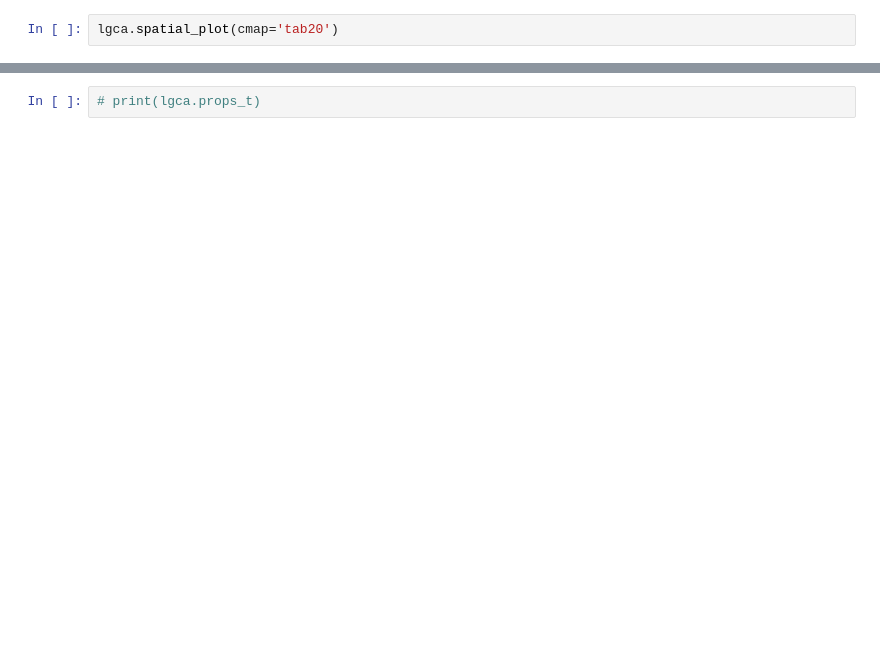
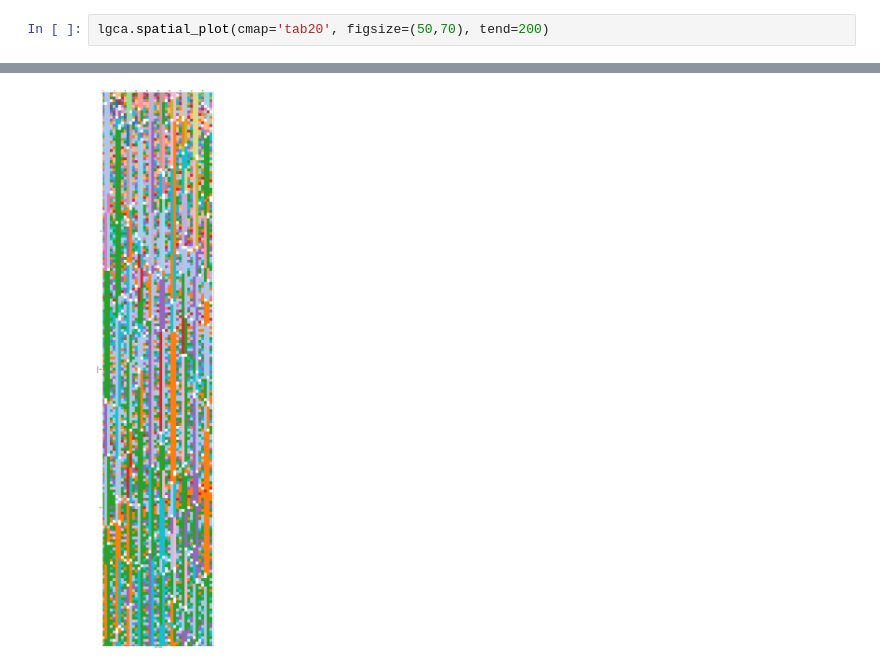
Before and after one commit to sisyga/biolgca, a Jupyter notebook: inheritance testing.ipynb, the cells around one changed output, grey strips where cells are left out. Cells and saved outputs as stored; diff of their text form; blank space fills up the shorter version.

```diff
--- a/inheritance testing.ipynb
+++ b/inheritance testing.ipynb
@@ -35,3 +67,3 @@ Progress: [####################] 100% Done...
 # %%
-lgca.spatial_plot(cmap='tab20')
+lgca.spatial_plot(cmap='tab20', figsize=(50,70), tend=200)
 # %% [output]
@@ -40,2 +70 @@ lgca.spatial_plot(cmap='tab20')
+[figure, added]
-# %%
-# print(lgca.props_t)
```
Also changed, not shown: parts of 5 cells of this notebook, 3 other files.
